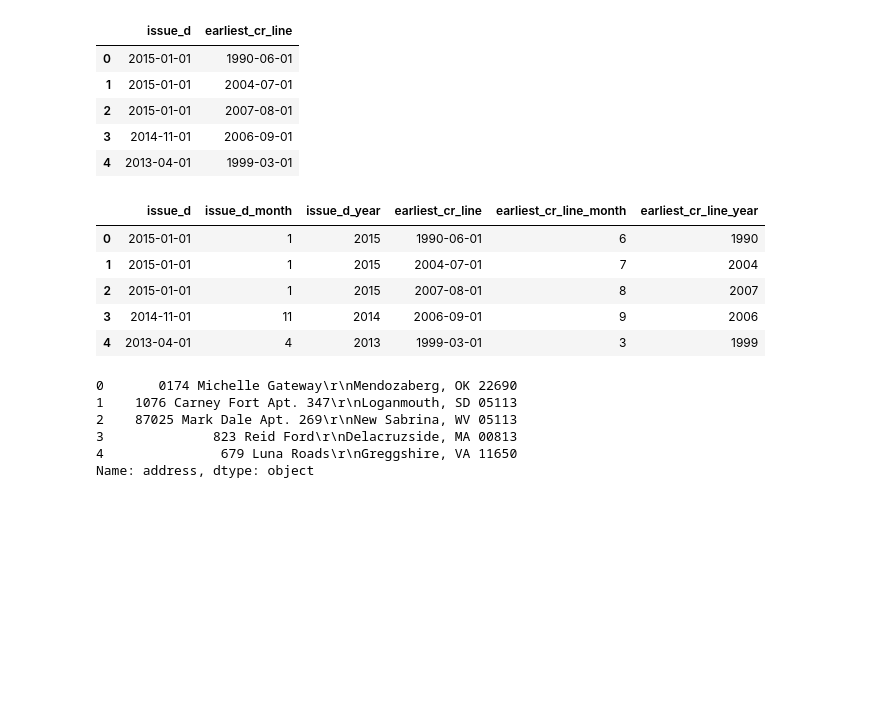
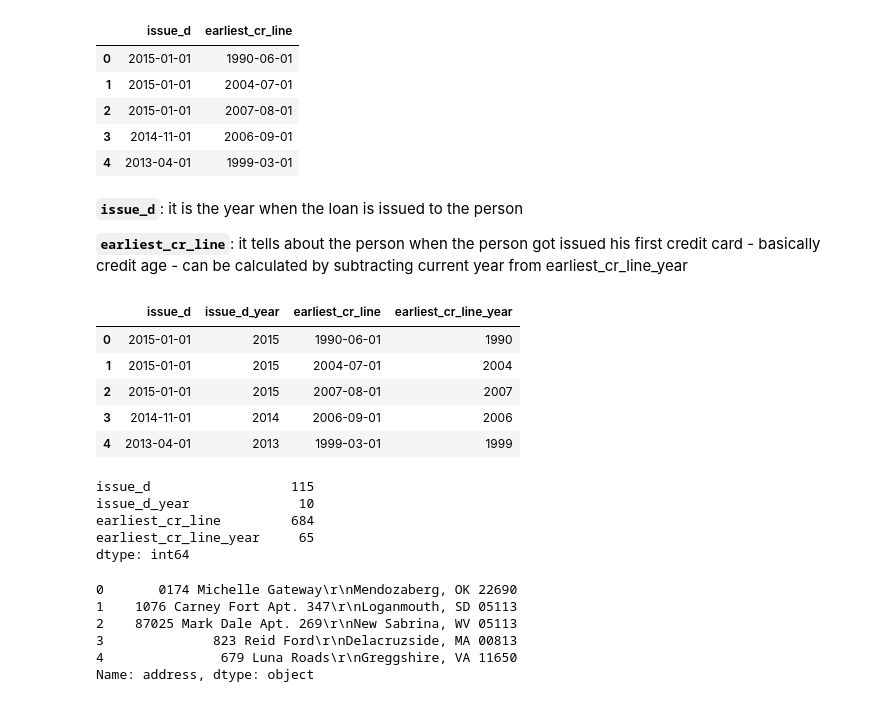
Before and after one commit to sayed-ashfaq/LoanTap_LogisticRegression, a Jupyter notebook: LoanTap_logistic_regression.ipynb, the cells around one changed output. Saved outputs shown, nothing was run; the diff lists cells and outputs as text; code cells hidden in the pictures; blank space fills up the shorter version.

```diff
--- a/LoanTap_logistic_regression.ipynb
+++ b/LoanTap_logistic_regression.ipynb
@@ -350,13 +430,15 @@ def clean_emp_length(val):
     else:
         return int(val.strip().split()[0])
 
+## emp lenght - check correlation with loanstatus as it has presence of null values
+
 data['emp_length_clean'] = data['emp_length'].apply(clean_emp_length)
 
-bins = [-1, 0, 1, 5, 9, 10]
+bins = [-1, 0, 2, 5, 9, 10]
 labels = ['Fresher', 'Junior', 'Mid', 'Senior', 'Legend']
 
 data['emp_level'] = pd.cut(data['emp_length_clean'], bins=bins, labels=labels, include_lowest=True)
 
 
-data[['emp_length','emp_lenght_clean', 'emp_level']].head(10)
+data[['emp_length', 'emp_length_clean', 'emp_level']].value_counts().reset_index()
 # %% [output]
@@ -398,27 +473,27 @@ plt.tight_layout()
 # %%
-# # Verification status: combime source verified and verified and assign 0 and 1
+# Verification status: combime source verified and verified and assign 0 and 1
 
-# data["verification_status"] = data['verification_status'].replace({
-#     "Verified": 1,
-#     "Source Verified": 1,
-#     "Not Verified": 0
-# })
-# data["verification_status"].astype("category")
-# data["verification_status"].value_counts()
+data["verification_status"] = data['verification_status'].replace({
+    "Verified": 1,
+    "Source Verified": 1,
+    "Not Verified": 0
+})
+data["verification_status"].astype("category")
+data["verification_status"].value_counts()
 # %% [output]
 verification_status
 1    270948
 0    125082
 Name: count, dtype: int64
 # %%
-# # Loan status - since it is the target var - let's change to binary values
+# Loan status - since it is the target var - let's change to binary values
 
-# data['loan_status'] = data['loan_status'].replace({
-#     "Fully Paid": 1,
-#     "Charged Off" : 0
-# })
-# data['loan_status'] = data['loan_status'].astype("category")
-# data['loan_status'].value_counts()
+data['loan_status'] = data['loan_status'].replace({
+    "Fully Paid": 1,
+    "Charged Off" : 0
+})
+data['loan_status'] = data['loan_status'].astype("category")
+data['loan_status'].value_counts()
 # %% [output]
 loan_status
 1    318357
@@ -449,22 +524,34 @@ data[["issue_d", "earliest_cr_line"]].head()
 | 2 | 2015-01-01 | 2007-08-01 |
 | 3 | 2014-11-01 | 2006-09-01 |
 | 4 | 2013-04-01 | 1999-03-01 |
+# %% [markdown]
+**`issue_d`**: it is the year when the loan is issued to the person
+
+**`earliest_cr_line`**: it tells about the person when the person got issued his first credit card - basically credit age - can be calculated by subtracting current year from earliest_cr_line_year
 # %%
-data["issue_d_month"] = data["issue_d"].dt.month
+# data["issue_d_month"] = data["issue_d"].dt.month # Since we do not need months as they are irrelevant
 data["issue_d_year"] = data["issue_d"].dt.year
 
-data["earliest_cr_line_month"] = data["earliest_cr_line"].dt.month
+# data["earliest_cr_line_month"] = data["earliest_cr_line"].dt.month
 data["earliest_cr_line_year"] = data["earliest_cr_line"].dt.year
 
 
-data[["issue_d", "issue_d_month", "issue_d_year", "earliest_cr_line", "earliest_cr_line_month", "earliest_cr_line_year"]].head()
+data[["issue_d", "issue_d_year", "earliest_cr_line", "earliest_cr_line_year"]].head()
 # %% [output]
-|  | issue_d | issue_d_month | issue_d_year | earliest_cr_line | earliest_cr_line_month | earliest_cr_line_year |
-| 0 | 2015-01-01 | 1 | 2015 | 1990-06-01 | 6 | 1990 |
-| 1 | 2015-01-01 | 1 | 2015 | 2004-07-01 | 7 | 2004 |
-| 2 | 2015-01-01 | 1 | 2015 | 2007-08-01 | 8 | 2007 |
-| 3 | 2014-11-01 | 11 | 2014 | 2006-09-01 | 9 | 2006 |
-| 4 | 2013-04-01 | 4 | 2013 | 1999-03-01 | 3 | 1999 |
+|  | issue_d | issue_d_year | earliest_cr_line | earliest_cr_line_year |
+| 0 | 2015-01-01 | 2015 | 1990-06-01 | 1990 |
+| 1 | 2015-01-01 | 2015 | 2004-07-01 | 2004 |
+| 2 | 2015-01-01 | 2015 | 2007-08-01 | 2007 |
+| 3 | 2014-11-01 | 2014 | 2006-09-01 | 2006 |
+| 4 | 2013-04-01 | 2013 | 1999-03-01 | 1999 |
+# %%
+data[["issue_d", "issue_d_year", "earliest_cr_line", "earliest_cr_line_year"]].nunique()
+# %% [output]
+issue_d                  115
+issue_d_year              10
+earliest_cr_line         684
+earliest_cr_line_year     65
+dtype: int64
 # %%
 data['address'].head()
 # %% [output]
```
Also changed, not shown: parts of 61 cells of this notebook.
